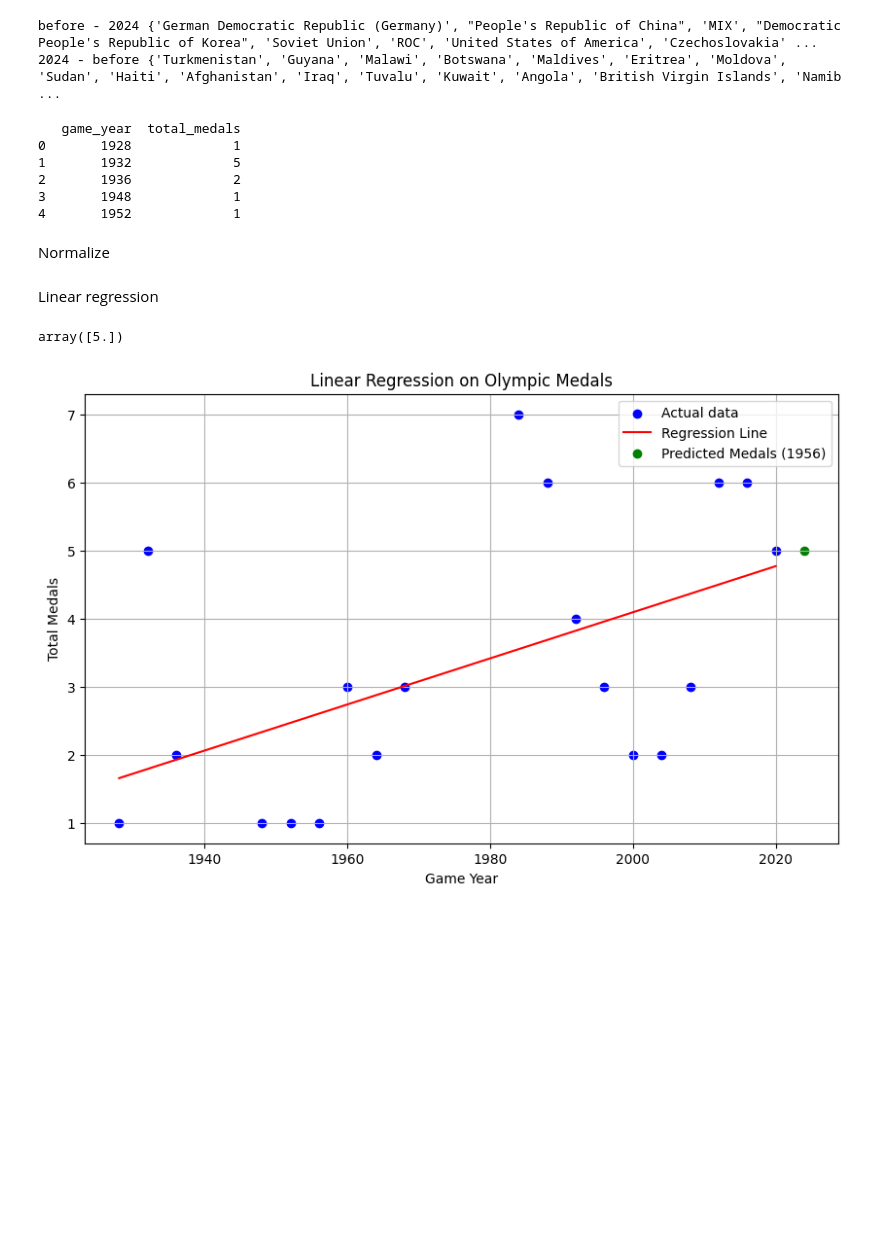
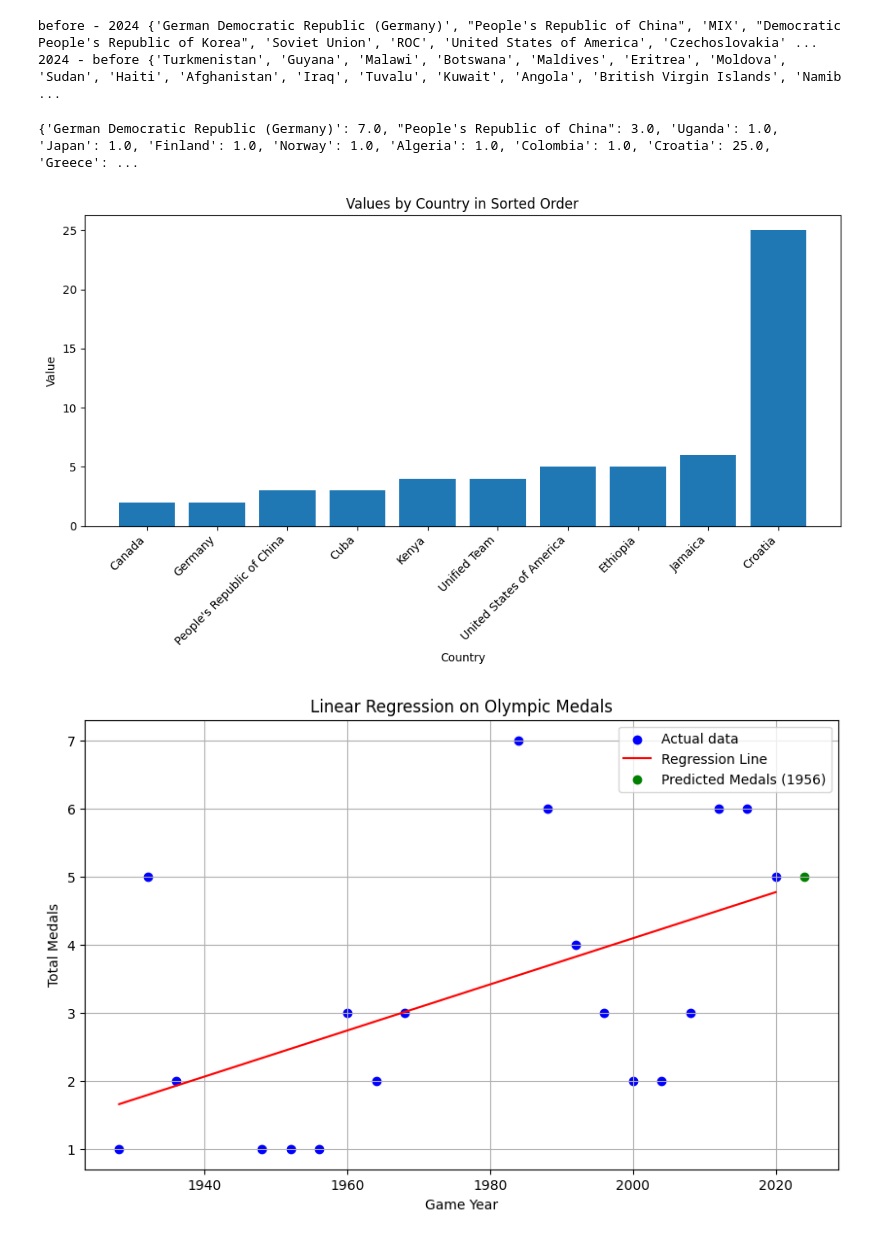
Before and after one commit to nomadflamingo/2021-olympics-data-analysis, a Jupyter notebook: src/eda.ipynb, the cells around one changed output. Saved outputs shown, nothing was run; the diff lists cells and outputs as text; code cells hidden in the pictures; blank space fills up the shorter version.

Commit message:
added bar plot

```diff
--- a/src/eda.ipynb
+++ b/src/eda.ipynb
@@ -207,16 +207,3 @@ print('2024 - before', countires_2024 - countries_before)
 # %% [output]
 before - 2024 {'German Democratic Republic (Germany)', "People's Republic of China", 'MIX', "Democratic People's Republic of Korea", 'Soviet Union', 'ROC', 'United States of America', 'Czechoslovakia' ...
 2024 - before {'Turkmenistan', 'Guyana', 'Malawi', 'Botswana', 'Maldives', 'Eritrea', 'Moldova', 'Sudan', 'Haiti', 'Afghanistan', 'Iraq', 'Tuvalu', 'Kuwait', 'Angola', 'British Virgin Islands', 'Namib ...
-# %%
-athletics_women_us = athletics_women[athletics_women['country_name'] == 'United States of America']
-athletics_women_us = athletics_women_us.drop(['country_name'], axis=1).reset_index(drop=True)
-print(athletics_women_us.head())
-# %% [output]
-   game_year  total_medals
-0       1928             1
-1       1932             5
-2       1936             2
-3       1948             1
-4       1952             1
-# %% [markdown]
-Normalize
@@ -225,20 +210,44 @@ athletics_women_us['normalized_year'] = (athletics_women_us['game_year'] - athle
-# %% [markdown]
-Linear regression
 # %%
+from collections import defaultdict
 from sklearn.linear_model import LinearRegression
 
-model = LinearRegression()
-X = athletics_women_us[['normalized_year']]
-y = athletics_women_us['total_medals']
+medal_preds = {}
 
-model.fit(X,y)
-next_year = 2024
-next_year_norm = athletics_women_us['normalized_year'].max() + 1
-predicted_medals = np.round(model.predict(np.array([[next_year_norm]])))
+countries = set(athletics_women['country_name'])
+for country in countries:
+    athletics_women_country = athletics_women[athletics_women['country_name'] == country]
+    athletics_women_country = athletics_women_country.drop(['country_name'], axis=1).reset_index(drop=True)
+    athletics_women_country['normalized_year'] = (athletics_women_country['game_year'] - athletics_women_country['game_year'].min()) / 4
+    model = LinearRegression()
+    X = athletics_women_country[['normalized_year']]
+    y = athletics_women_country['total_medals']
+    model.fit(X,y)
+    next_year_norm = 24.0
+    predicted_medals = np.round(model.predict(np.array([[next_year_norm]])))
+    medal_preds[country] = predicted_medals[0]
 
-predicted_medals
+print(medal_preds)
 # %% [output]
-array([5.])
+{'German Democratic Republic (Germany)': 7.0, "People's Republic of China": 3.0, 'Uganda': 1.0, 'Japan': 1.0, 'Finland': 1.0, 'Norway': 1.0, 'Algeria': 1.0, 'Colombia': 1.0, 'Croatia': 25.0, 'Greece': ...
+# %%
+medal_preds
+filtered_data = {k: v for k, v in medal_preds.items() if k not in ['Soviet Union', 'German Democratic Republic (Germany)', 'Russian Federation', 'United Team']}
+sorted_data = dict(sorted(filtered_data.items(), key=lambda item: item[1]))
+sorted_data = dict(list(sorted_data.items())[-10:])
+
+# Creating the bar plot
+plt.figure(figsize=(10, 6))
+plt.bar(sorted_data.keys(), sorted_data.values())
+plt.xlabel('Country')
+plt.ylabel('Value')
+plt.title('Values by Country in Sorted Order')
+plt.xticks(rotation=45, ha='right')
+plt.tight_layout()
+
+# Display the plot
+plt.show()
+# %% [output]
+[figure, added]
 # %%
 plt.figure(figsize=(10, 6))
 plt.scatter(athletics_women_us['game_year'], athletics_women_us['total_medals'], color='blue', label='Actual data')
```
Also changed, not shown: parts of 1 cell of this notebook.
